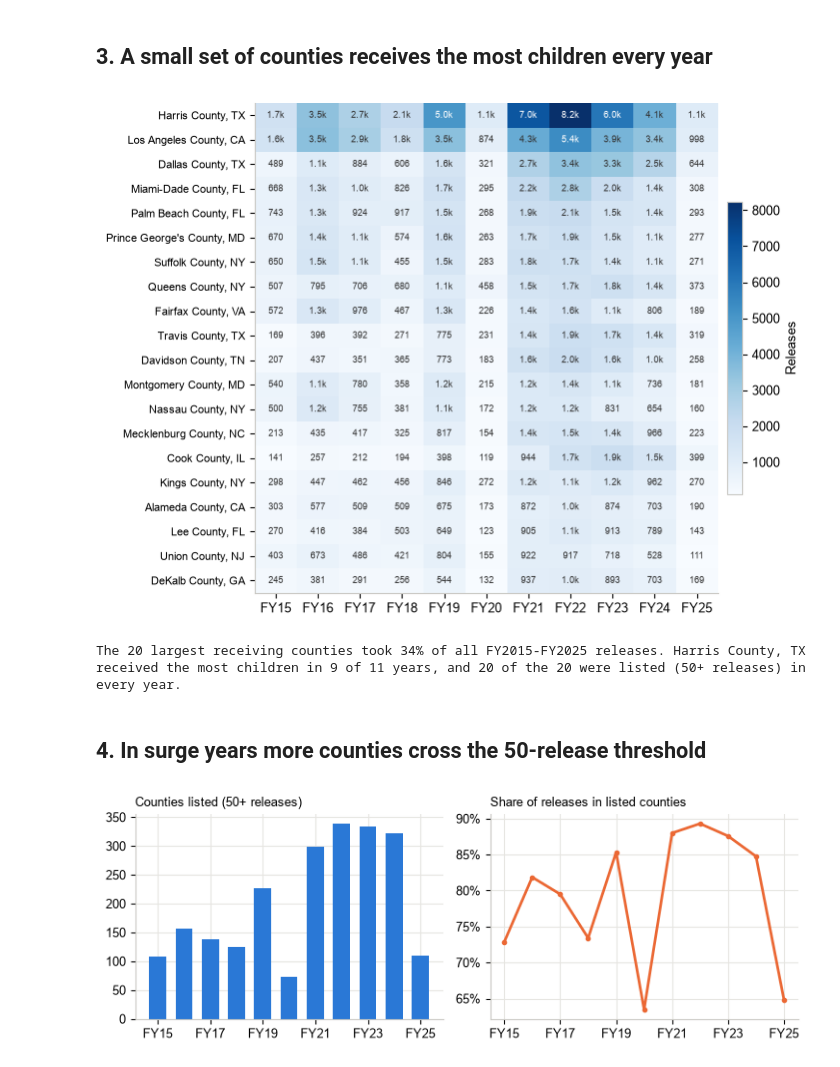
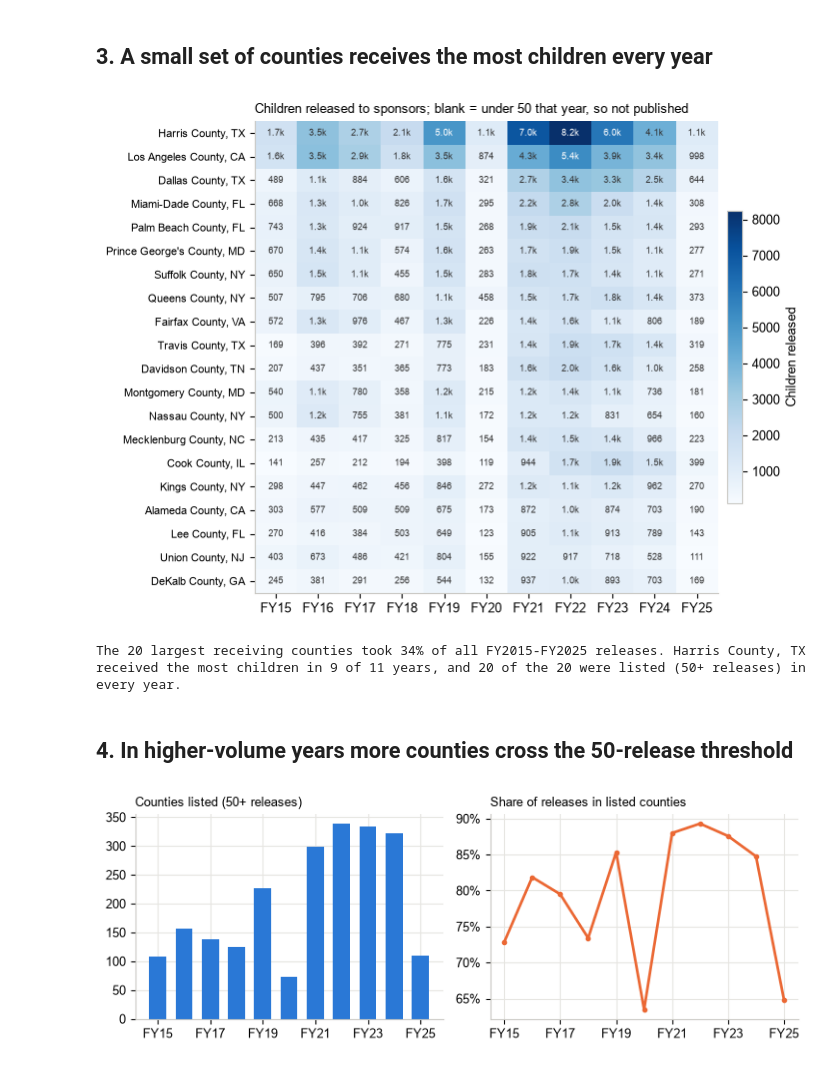
Before and after one commit to patrickdoyle314/UC-Public, a Jupyter notebook: notebooks/week2_eda.ipynb, the cells around one changed output. Drawn from its saved outputs; the diff is of its cells as text; code cells hidden in the pictures.

Commit message:
Week 2 review: runs on Week 1 alone, gate check, per-year maps (v0.6.1)

```diff
--- a/notebooks/week2_eda.ipynb
+++ b/notebooks/week2_eda.ipynb
@@ -28,18 +29,19 @@ BLUE, ORANGE, AQUA, GREY = "#2a78d6", "#eb6834", "#1baf7a", "#b8bcc2"
 plt.rcParams.update({"font.family": "Arial", "font.size": 9, "axes.spines.top": False, "axes.spines.right": False,
                      "axes.edgecolor": "#c9c8c3", "axes.grid": True, "grid.color": "#e6e5e1", "axes.axisbelow": True})
 
-df = pd.read_parquet(ROOT / "data/processed/releases_by_fy_geo.parquet")
+# Week 1's table, read as written. dtype keeps FIPS codes as text so leading zeros survive (01001).
+df = pd.read_csv(ROOT / "data/processed/releases_by_fy_geo.csv", dtype={"county_fips": "string"})
 df = df[df["fiscal_year"].isin(FY)].copy()
-# FIPS codes back to 5-digit text: drop a trailing '.0' and restore leading zeros (1001 -> 01001).
-df["county_fips"] = df["county_fips"].astype("string").str.replace(r"\.0$", "", regex=True).str.zfill(5)
 # Split the table by level once; every finding below reuses these four tables.
 nat = df[df.geo_level == "national"].set_index("fiscal_year")["releases"]
 states = df[(df.geo_level == "state") & ~df.state.isin(["PR", "VI"])]
 counties = df[df.geo_level == "county"]
 other = df[df.geo_level == "other_counties"]
 findings = []
-def save(fig, name):  # tidy the layout, save a PNG for the report, show the chart here
-    fig.tight_layout(); fig.savefig(FIG / f"week2_{name}.png", dpi=200, facecolor="white"); plt.show()
+def save(fig, name, tight=True):  # tidy the layout, save a PNG for the report, show the chart here
+    if tight:
+        fig.tight_layout()
+    fig.savefig(FIG / f"week2_{name}.png", dpi=200, facecolor="white"); plt.show()
 print(f"{len(df):,} rows; FY{FY[0]}-FY{FY[-1]}; {counties.county_key.nunique()} counties listed at least once")
 # %% [output]
 3,403 rows; FY2015-FY2025; 393 counties listed at least once
@@ -78,12 +97,12 @@ for s, c in zip(top, colors):
     ax.annotate(f"{s} {share[s].iloc[-1]:.1%}", (share.index[-1], share[s].iloc[-1]), xytext=(6, 0),
                 textcoords="offset points", va="center", fontsize=8)
 ax.set_xticks(FY, [f"FY{str(y)[2:]}" for y in FY]); ax.yaxis.set_major_formatter(mtick.PercentFormatter(1, 0))
-ax.set_ylabel("Share of national releases"); ax.set_xlim(FY[0] - 0.3, FY[-1] + 1.4)
+ax.set_ylabel("Share of releases (50 states + DC)"); ax.set_xlim(FY[0] - 0.3, FY[-1] + 1.4)
 save(fig, "top_state_shares")
-pers = pd.read_csv(ROOT / "results/persistence_state_ranks.csv")
-rho_col = [c for c in pers.columns if "spearman" in c.lower()][0]  # find the Spearman column by name instead of hard-coding it
+# Spearman rank correlation of state shares, each year against the next: 1 means the same order both years.
+rho = pd.Series({b: share.loc[a].corr(share.loc[b], method="spearman") for a, b in zip(FY[:-1], FY[1:])})
 f = (f"The six largest receiving states ({', '.join(top)}) took {tot[top].sum()/tot.sum():.0%} of FY2015-FY2025 releases. "
      f"{top[0]}'s share ranged from {share[top[0]].min():.1%} to {share[top[0]].max():.1%}; year-to-year state rank "
-     f"correlations (Week 3) never fell below {pers[rho_col].min():.2f}.")
+     f"correlations never fell below {rho.min():.3f} (FY{rho.idxmin() - 1} to FY{rho.idxmin()}).")
 findings.append(f); print(f)
 # %% [output]
@@ -94,31 +113,32 @@ The six largest receiving states (TX, CA, FL, NY, MD, NJ) took 53% of FY2015-FY2
 # %%
 ctot = counties.groupby(["county_key", "county_name"])["releases"].sum().sort_values(ascending=False)
 top20 = ctot.head(20).reset_index()
 # Heatmap table: the 20 largest counties (rows) by fiscal year (columns). A blank cell means the county
 # had under 50 releases that year and was not listed; it stays blank and is never estimated.
 heat = (counties[counties.county_key.isin(top20.county_key)]
         .pivot_table(index="county_name", columns="fiscal_year", values="releases", aggfunc="sum")
         .reindex(top20.county_name))
 fig, ax = plt.subplots(figsize=(7.2, 5.4))
 im = ax.imshow(heat.values, aspect="auto", cmap="Blues")
 ax.set_xticks(range(len(heat.columns)), [f"FY{str(y)[2:]}" for y in heat.columns])
 ax.set_yticks(range(len(heat.index)), heat.index, fontsize=8); ax.grid(False)
 for (i, j), v in pd.DataFrame(heat.values).stack().items():
     ax.text(j, i, f"{v/1000:.1f}k" if v >= 1000 else f"{v:.0f}", ha="center", va="center", fontsize=6.5,
             color="white" if v > heat.values[~pd.isna(heat.values)].max() * 0.55 else "#333")
-fig.colorbar(im, ax=ax, fraction=0.03, pad=0.02, label="Releases")
+fig.colorbar(im, ax=ax, fraction=0.03, pad=0.02, label="Children released")
+ax.set_title("Children released to sponsors; blank = under 50 that year, so not published", fontsize=9, loc="left")
 save(fig, "top20_counties")
 leader = counties.loc[counties.groupby("fiscal_year")["releases"].idxmax(), ["fiscal_year", "county_name"]]  # the county with the most releases in each year
 always = int(heat.notna().all(axis=1).sum())  # counties listed in every year
 f = (f"The 20 largest receiving counties took {top20.releases.sum()/nat.sum():.0%} of all FY2015-FY2025 releases. "
      f"{leader.county_name.mode()[0]} received the most children in {(leader.county_name == leader.county_name.mode()[0]).sum()} "
      f"of {len(FY)} years, and {always} of the 20 were listed (50+ releases) in every year.")
 findings.append(f); print(f)
 # %% [output]
-[figure, old version]
+[figure, new version]
 The 20 largest receiving counties took 34% of all FY2015-FY2025 releases. Harris County, TX received the most children in 9 of 11 years, and 20 of the 20 were listed (50+ releases) in every year.
 # %% [markdown]
-## 4. In surge years more counties cross the 50-release threshold
+## 4. In higher-volume years more counties cross the 50-release threshold
 # %%
 listed = counties.groupby("fiscal_year").agg(listed_releases=("releases", "sum"), listed_counties=("county_key", "nunique"))
 listed["other_releases"] = other.groupby("fiscal_year")["releases"].sum()
```
Also changed, not shown: parts of 8 cells of this notebook, 12 other files.
